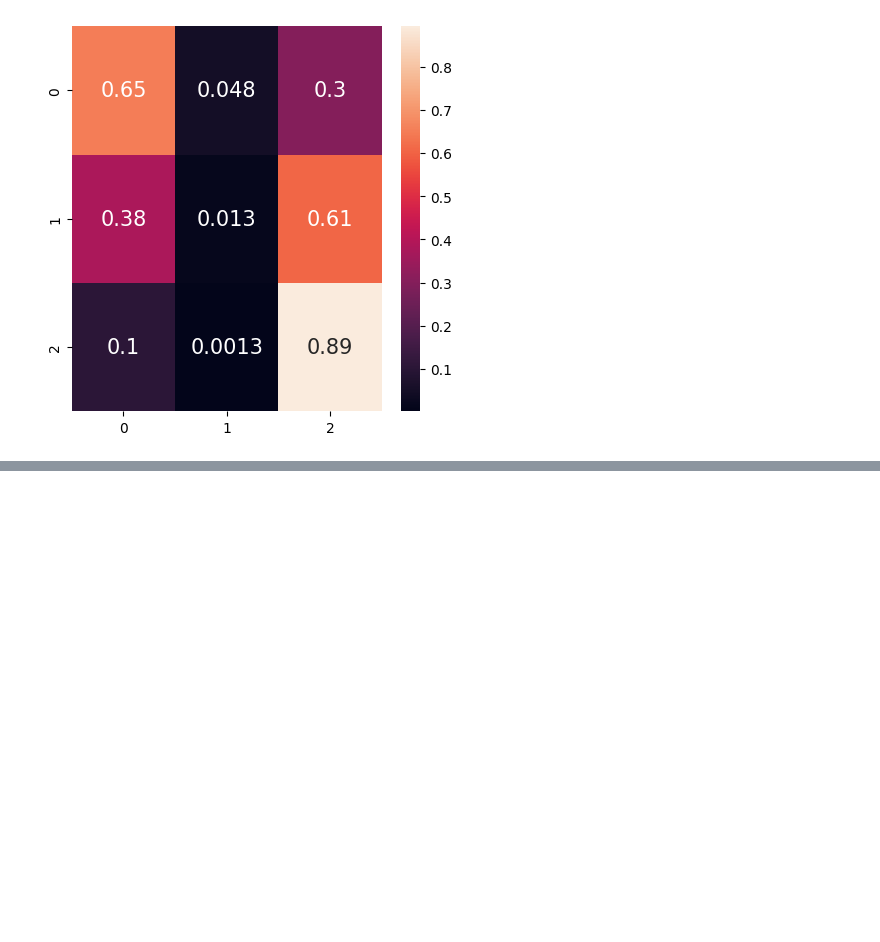
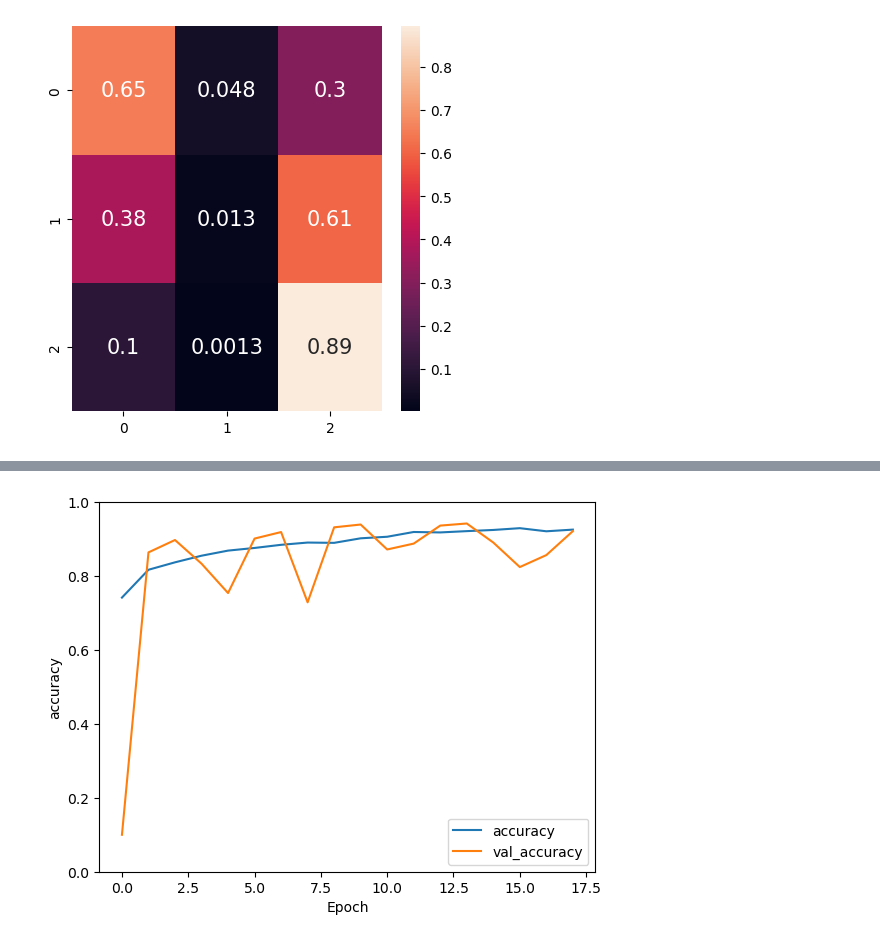
Before and after one commit to ellrub/Info284, a Jupyter notebook: groupExam.2025.ipynb, the cells around one changed output, grey strips where cells are left out. Drawn from its saved outputs; the diff is of its cells as text; code cells hidden in the pictures; blank space fills up the shorter version.

```diff
--- a/groupExam.2025.ipynb
+++ b/groupExam.2025.ipynb
@@ -944,29 +923,0 @@ After some thoughts and article reading, we found out our data would be a big im
-# %%
-x_tr_frog = []
-y_tr_frog = []
-for n in range(len(y_train)):
-    if y_train[n] == [1]:
-        x_tr_frog.append(x_train[n])
-        y_tr_frog.append([1])
-
-for n in range(len(y_train)):
-    if len(x_tr_frog) < 10000:
-        x_tr_frog.append(x_train[n])
-        y_tr_frog.append([0])
-
-x_te_frog = []
-y_te_frog = []
-for n in range(len(y_test)):
-    if y_test[n] == [1]:
-        x_te_frog.append(x_test[n])
-        y_te_frog.append([1])
-
-for n in range(len(y_test)):
-    if len(x_te_frog) < 2000:
-        x_te_frog.append(x_test[n])
-        y_te_frog.append([0])
-
-x_tr_frog = np.array(x_tr_frog)
-y_tr_frog = np.array(y_tr_frog)
-x_te_frog = np.array(x_te_frog)
-y_te_frog = np.array(y_te_frog)
@@ -1164,0 +1062,11 @@ for num in range(len(images_for_model)):
+# %%
+plt.plot(acc_history.history['accuracy'], label='accuracy')
+plt.plot(acc_history.history['val_accuracy'], label = 'val_accuracy')
+plt.xlabel('Epoch')
+plt.ylabel('accuracy')
+plt.ylim([0.0, 1])
+plt.legend(loc='lower right')
+plt.savefig('./matplotlib_data/over_acc_CNN')
+
+test_loss, test_acc = acc_model.evaluate(x_test, y_test, verbose=2)
+# %% [output]
@@ -1164,0 +1074 @@ for num in range(len(images_for_model)):
+[figure, added]
```
Also changed, not shown: parts of 35 cells of this notebook, 3 other files.
